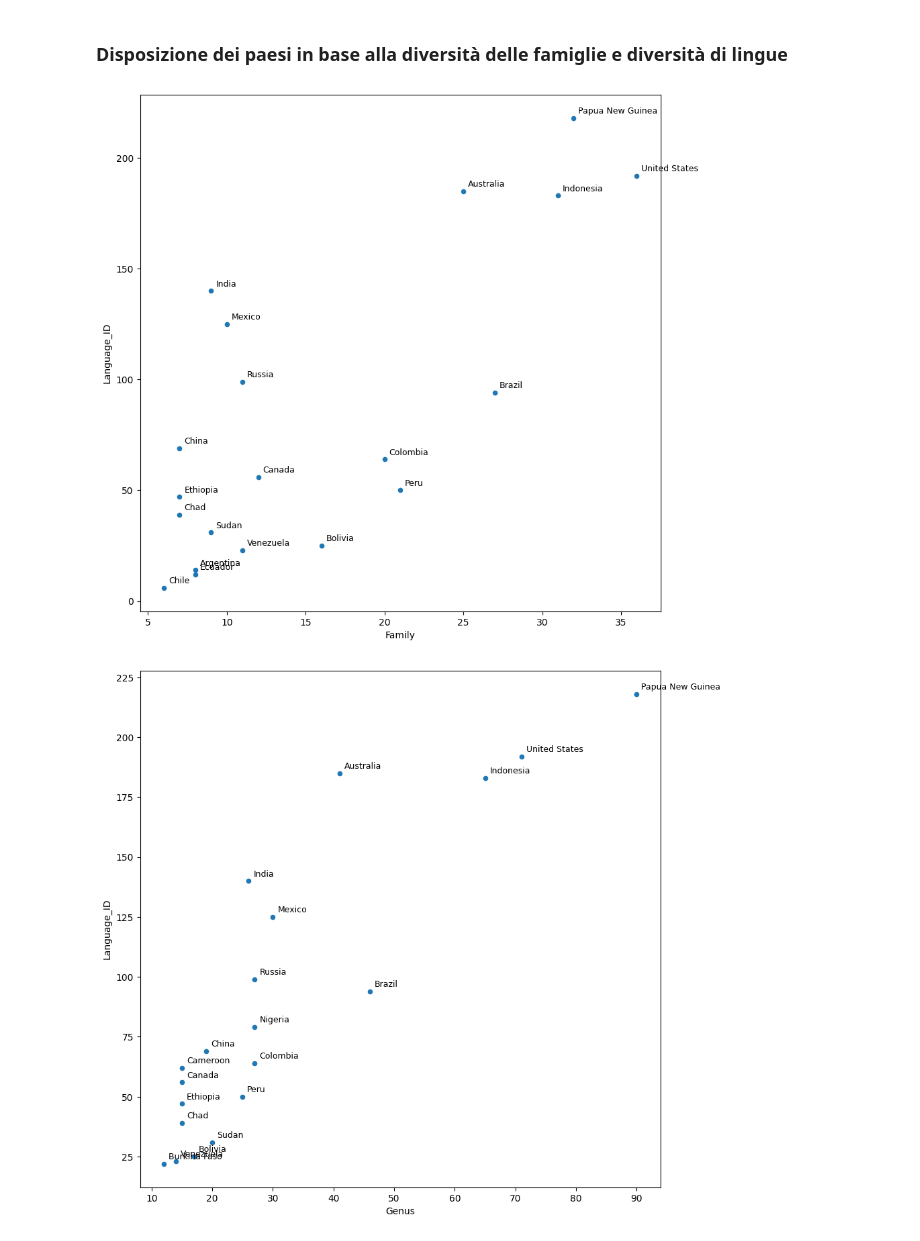
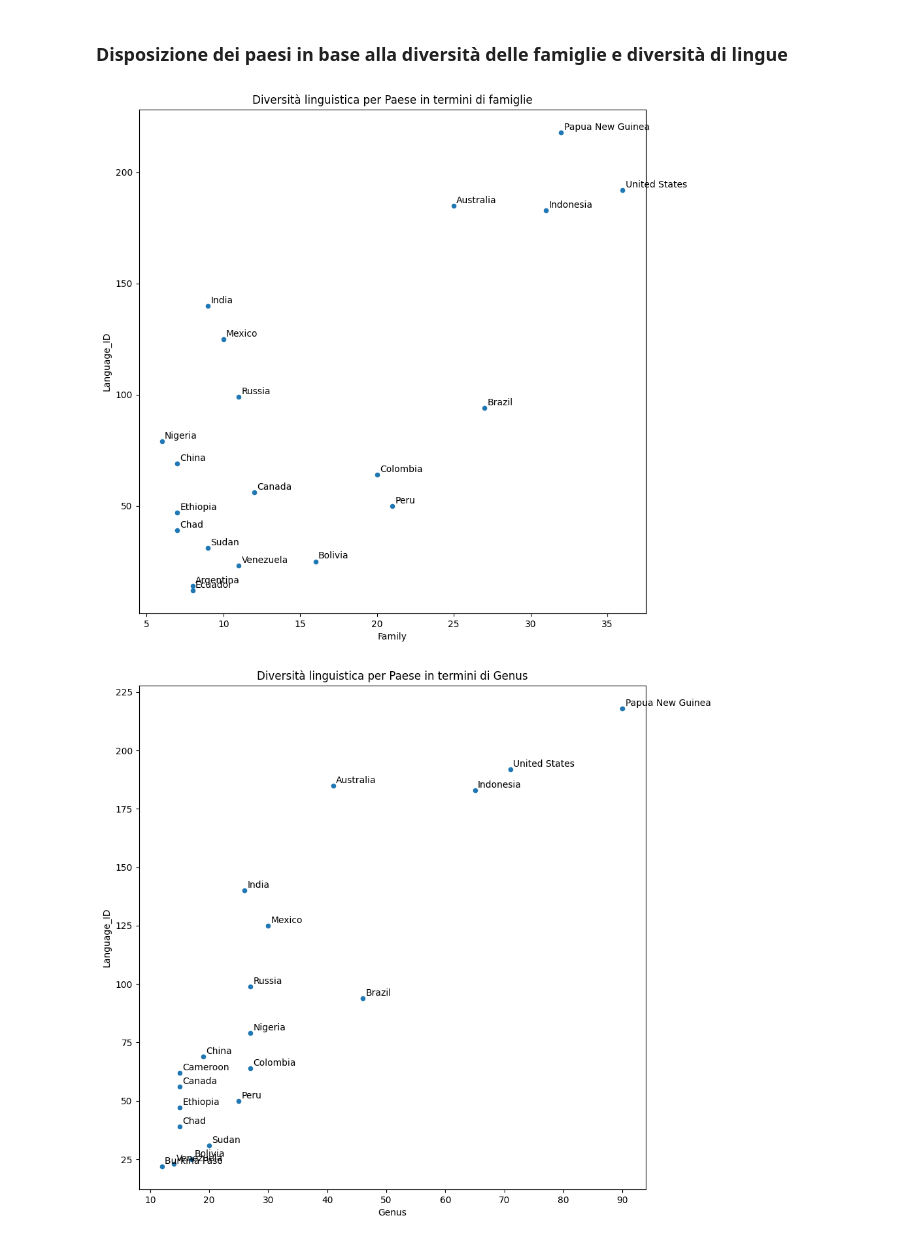
Before and after one commit to FedeBrus/Progetto1FAS, a Jupyter notebook: notebooks/Part1.ipynb, the cells around one changed output. Saved outputs shown, nothing was run; the diff lists cells and outputs as text; code cells hidden in the pictures.

```diff
--- a/notebooks/Part1.ipynb
+++ b/notebooks/Part1.ipynb
@@ -250,16 +242,14 @@ interactive(children=(Dropdown(description='countries', options=('Afghanistan',
 # %% [markdown]
 ### Disposizione dei paesi in base alla diversità delle famiglie e diversità di lingue
 # %%
-qdf = df.copy()
-qdf = qdf.groupby("Country_Name")[["Family", "Language_ID"]].nunique().sort_values(by="Family", ascending=False).head(20)
+qdf = stats.count(df, ["Family", "Language_ID"], "Country_Name", sort=True).head(20)
 
-plotter.scatter_plot(qdf, figsize=(10, 10), x="Family", y="Language_ID", annotate=True)
+plotter.scatter_plot(qdf, figsize=(10, 10), x="Family", y="Language_ID", annotate=True, title="Diversità linguistica per Paese in termini di famiglie")
 # %% [output]
-[figure, old version]
+[figure, new version]
 # %%
-qdf = df.copy()
-qdf = qdf.groupby("Country_Name")[["Genus", "Language_ID"]].nunique().sort_values(by="Genus", ascending=False).head(20)
+qdf = stats.count(df, ["Genus", "Language_ID"], "Country_Name", sort=True).head(20)
 
-plotter.scatter_plot(qdf, figsize=(10, 10), x="Genus", y="Language_ID", annotate=True)
+plotter.scatter_plot(qdf, figsize=(10, 10), x="Genus", y="Language_ID", annotate=True, title="Diversità linguistica per Paese in termini di Genus")
 # %% [output]
-[figure, old version]
+[figure, new version]
```
Also changed, not shown: parts of 12 cells of this notebook, 4 other files.
